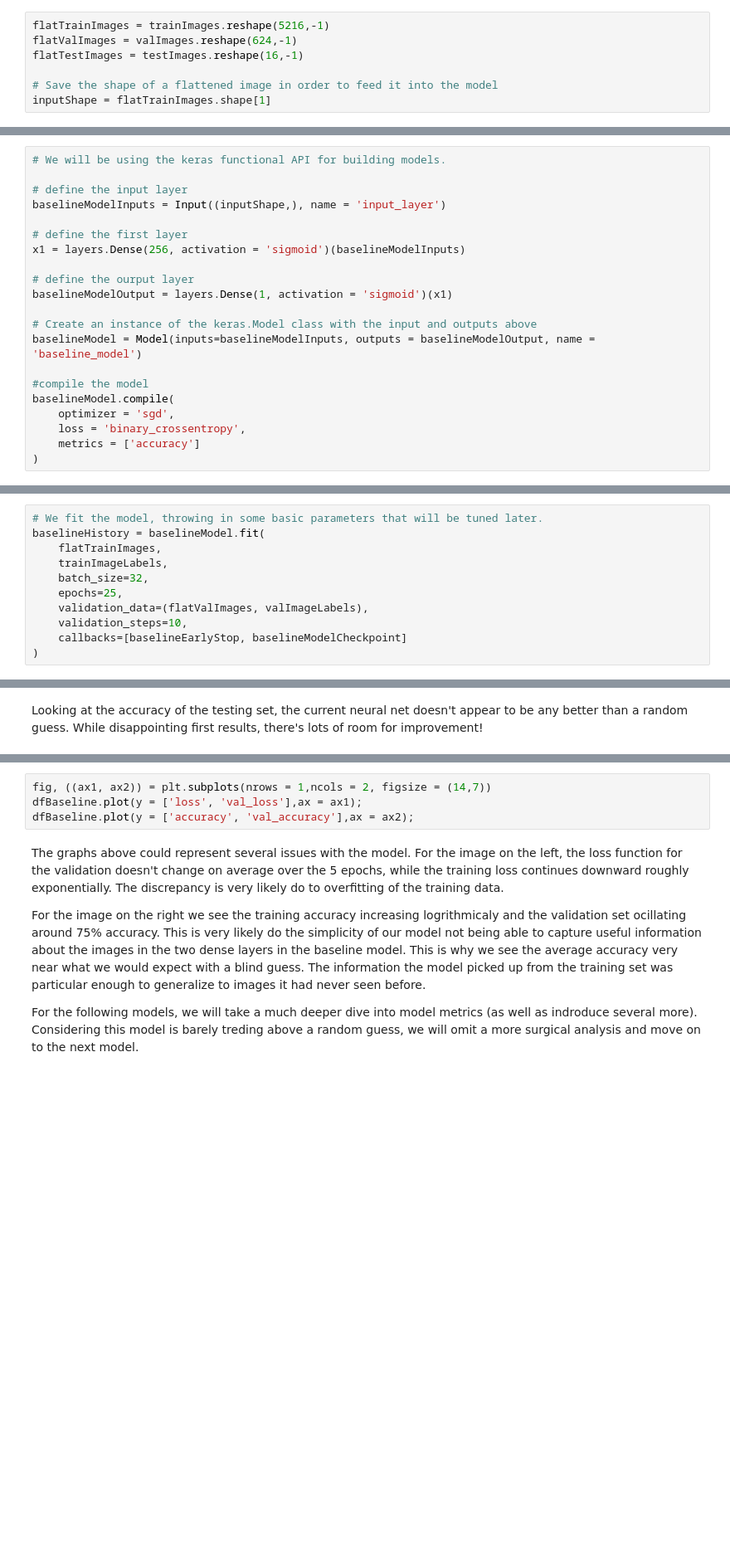
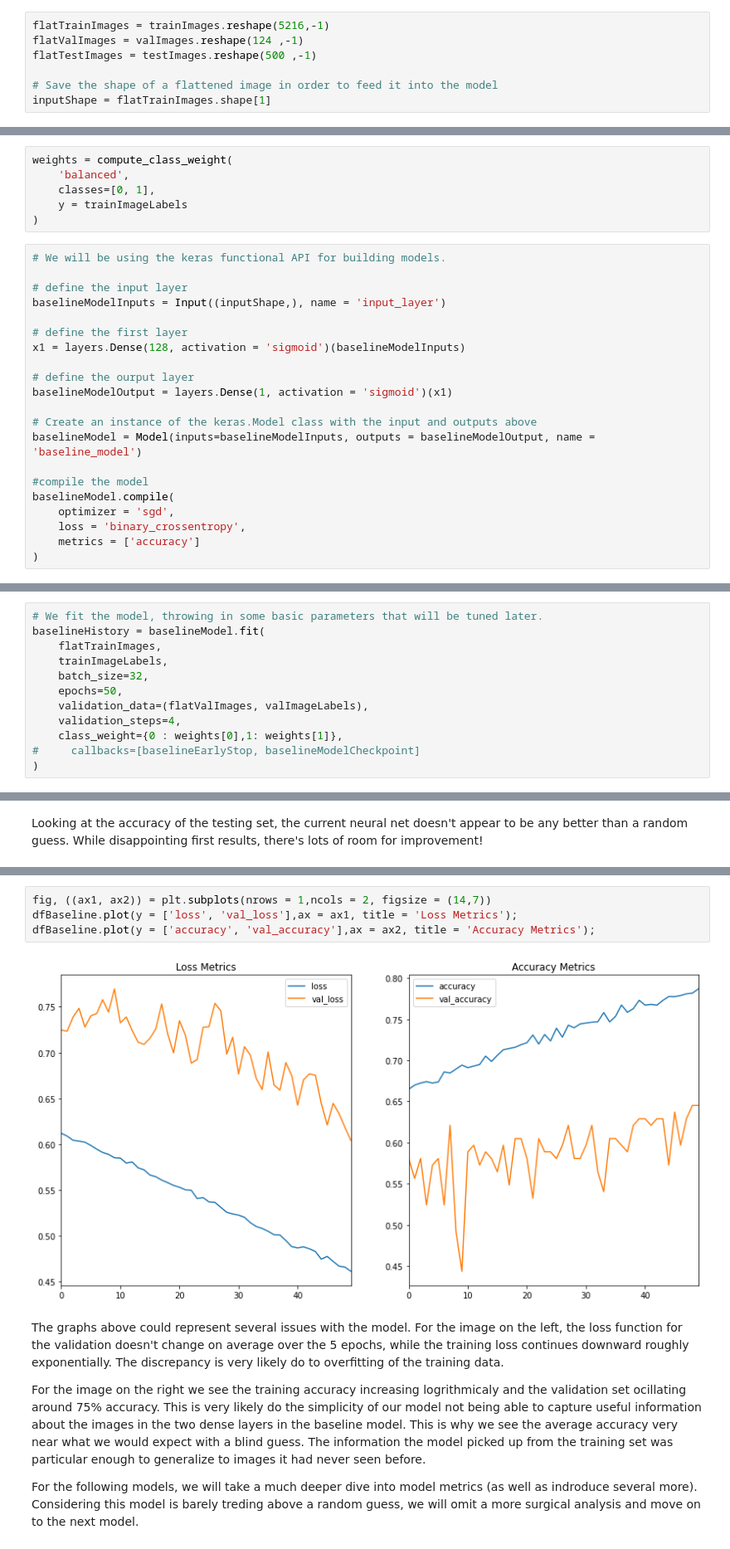
Before and after one commit to minthammock/dsc-mod-4-project-v2-1-onl01-dtsc-pt-041320, a Jupyter notebook: project_notebook.ipynb, the cells around one changed output, grey strips where cells are left out. Shown at 83% size. Cells and saved outputs as stored; diff of their text form; blank space fills up the shorter version.

```diff
--- a/project_notebook.ipynb
+++ b/project_notebook.ipynb
@@ -107,8 +117,8 @@ valImages, valImageLabels = next(val)
 testImages, testImageLabels = next(test)
 # %%
 flatTrainImages = trainImages.reshape(5216,-1)
-flatValImages = valImages.reshape(624,-1)
-flatTestImages = testImages.reshape(16,-1)
+flatValImages = valImages.reshape(124 ,-1)
+flatTestImages = testImages.reshape(500 ,-1)
 
 # Save the shape of a flattened image in order to feed it into the model
 inputShape = flatTrainImages.shape[1]
@@ -124,6 +134,12 @@ The hidden layer will utilize the "sigmoid" activation function which should be
 The seaching parameters include stocastic gradient decent as the optimizing function, binary_crossentropy as the loss function and various metrics which we will use later on. Srocastic gradient decent (SGD) is the standard optimizer unless we have specific information which would drive us to other methods. As is true for the loss function.
 
 Metrics will be discussed at length after the model has been created in the baseline model evaluation section.
+# %%
+weights = compute_class_weight(
+    'balanced',
+    classes=[0, 1],
+    y = trainImageLabels
+)
 # %%
 # We will be using the keras functional API for building models.
 
@@ -131,7 +147,7 @@ Metrics will be discussed at length after the model has been created in the base
 baselineModelInputs = Input((inputShape,), name = 'input_layer')
 
 # define the first layer
-x1 = layers.Dense(256, activation = 'sigmoid')(baselineModelInputs)
+x1 = layers.Dense(128, activation = 'sigmoid')(baselineModelInputs)
 
 # define the ourput layer
 baselineModelOutput = layers.Dense(1, activation = 'sigmoid')(x1)
@@ -165,8 +196,9 @@ baselineHistory = baselineModel.fit(
     flatTrainImages,
     trainImageLabels,
     batch_size=32,
-    epochs=25,
+    epochs=50,
     validation_data=(flatValImages, valImageLabels),
-    validation_steps=10,
-    callbacks=[baselineEarlyStop, baselineModelCheckpoint]
+    validation_steps=4,
+    class_weight={0 : weights[0],1: weights[1]},
+#     callbacks=[baselineEarlyStop, baselineModelCheckpoint]
 )
@@ -209,7 +284,9 @@ dfBaseline
 # %%
 fig, ((ax1, ax2)) = plt.subplots(nrows = 1,ncols = 2, figsize = (14,7))
-dfBaseline.plot(y = ['loss', 'val_loss'],ax = ax1);
-dfBaseline.plot(y = ['accuracy', 'val_accuracy'],ax = ax2);
+dfBaseline.plot(y = ['loss', 'val_loss'],ax = ax1, title = 'Loss Metrics');
+dfBaseline.plot(y = ['accuracy', 'val_accuracy'],ax = ax2, title = 'Accuracy Metrics');
+# %% [output]
+[figure, added]
 # %% [markdown]
 The graphs above could represent several issues with the model. For the image on the left, the loss function for the validation doesn't change on average over the 5 epochs, while the training loss continues downward roughly exponentially. The discrepancy is very likely do to overfitting of the training data.
 
```
Also changed, not shown: parts of 86 cells of this notebook, 4 other files.
